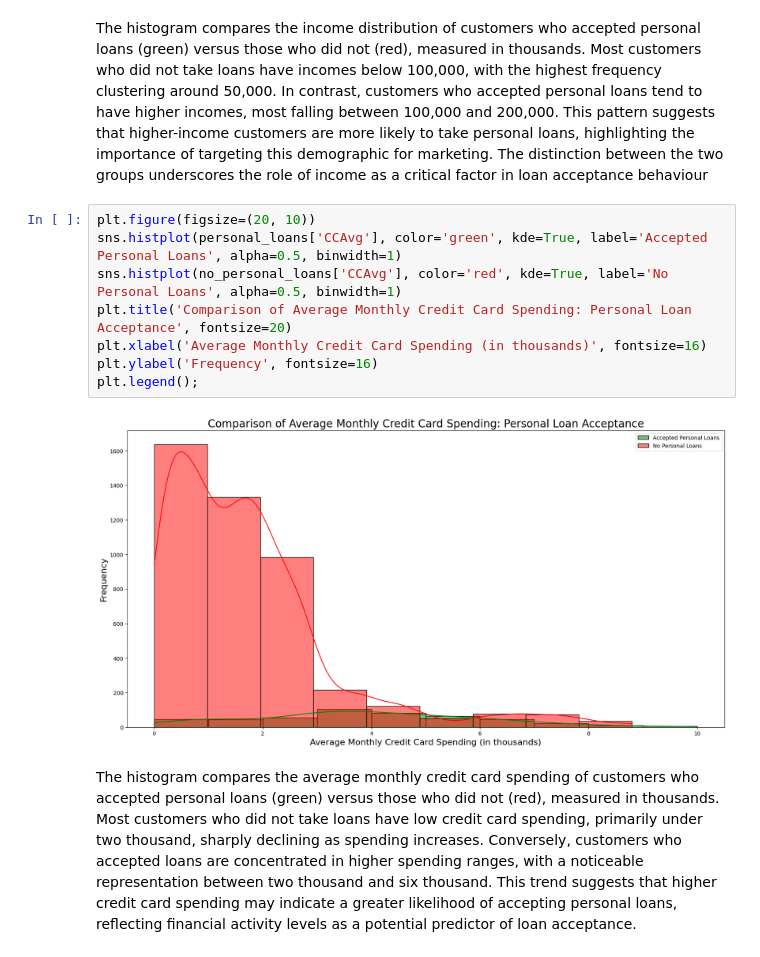
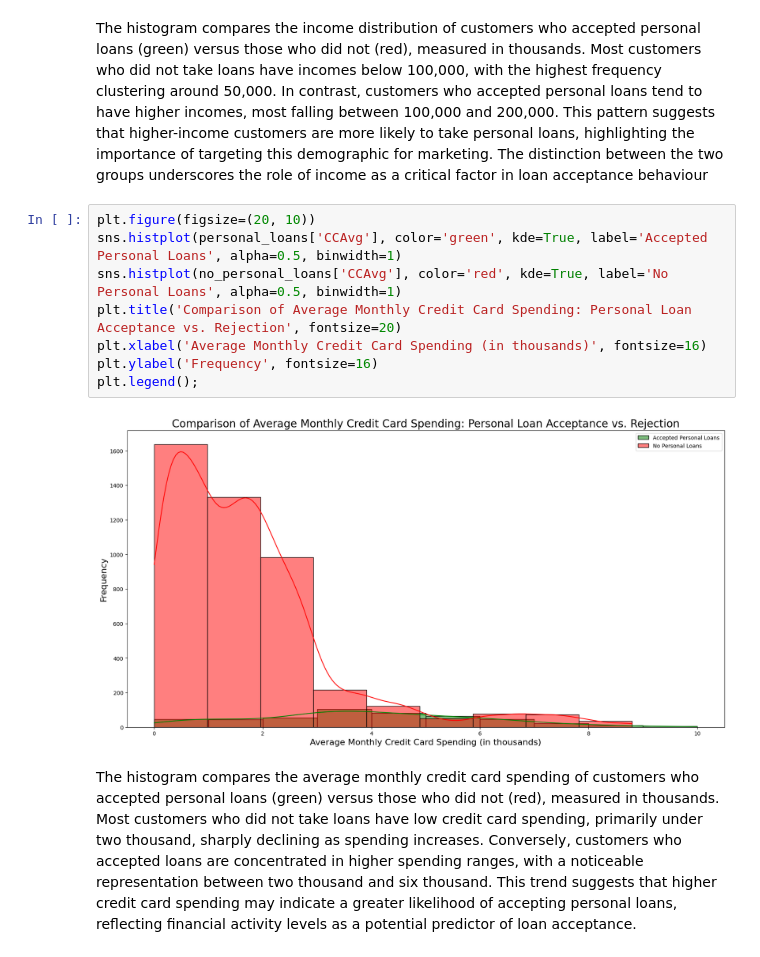
Before and after one commit to yildiramdsa/enhancing-banks-personal-loan-approaches, a Jupyter notebook: enhancing_banks_personal_loan_approaches.ipynb, the cells around one changed output. Saved outputs shown, nothing was run; the diff lists cells and outputs as text.

```diff
--- a/enhancing_banks_personal_loan_approaches.ipynb
+++ b/enhancing_banks_personal_loan_approaches.ipynb
@@ -320,13 +320,13 @@ The histogram compares the income distribution of customers who accepted persona
 # %%
 plt.figure(figsize=(20, 10))
 sns.histplot(personal_loans['CCAvg'], color='green', kde=True, label='Accepted Personal Loans', alpha=0.5, binwidth=1)
 sns.histplot(no_personal_loans['CCAvg'], color='red', kde=True, label='No Personal Loans', alpha=0.5, binwidth=1)
-plt.title('Comparison of Average Monthly Credit Card Spending: Personal Loan Acceptance', fontsize=20)
+plt.title('Comparison of Average Monthly Credit Card Spending: Personal Loan Acceptance vs. Rejection', fontsize=20)
 plt.xlabel('Average Monthly Credit Card Spending (in thousands)', fontsize=16)
 plt.ylabel('Frequency', fontsize=16)
 plt.legend();
 # %% [output]
-[figure, old version]
+[figure, new version]
 # %% [markdown]
 The histogram compares the average monthly credit card spending of customers who accepted personal loans (green) versus those who did not (red), measured in thousands. Most customers who did not take loans have low credit card spending, primarily under two thousand, sharply declining as spending increases. Conversely, customers who accepted loans are concentrated in higher spending ranges, with a noticeable representation between two thousand and six thousand. This trend suggests that higher credit card spending may indicate a greater likelihood of accepting personal loans, reflecting financial activity levels as a potential predictor of loan acceptance.
 # %%
```
Also changed, not shown: parts of 8 cells of this notebook.
